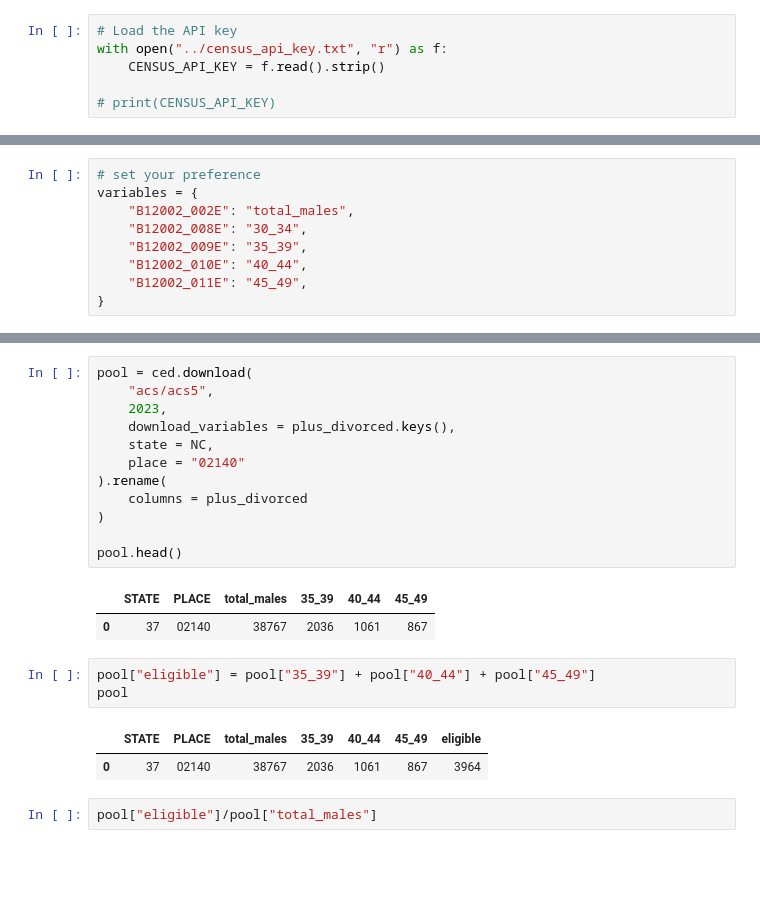
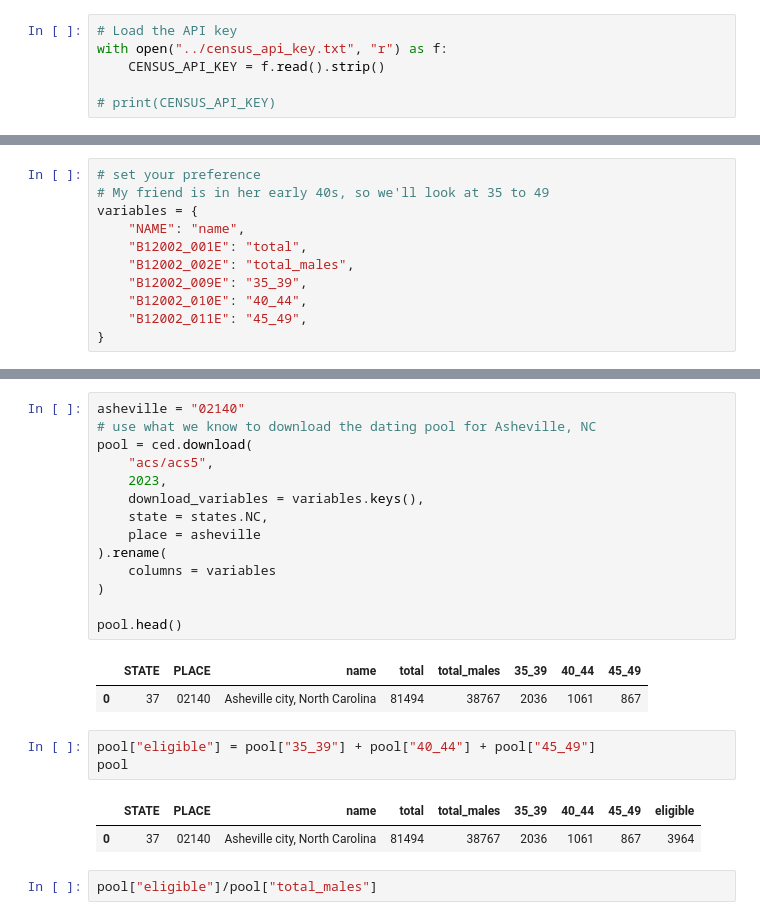
Before and after one commit to scottpham/NICAR25-CensusDIS-how-to, a Jupyter notebook: completed_notebooks/3_dating_pool.ipynb, the cells around one changed output, grey strips where cells are left out. Drawn from its saved outputs; the diff is of its cells as text; blank space fills up the shorter version.

Commit message:
dating pool

```diff
--- a/completed_notebooks/3_dating_pool.ipynb
+++ b/completed_notebooks/3_dating_pool.ipynb
@@ -51,9 +70,11 @@ ced.variables.group_tree(
 + Geographic Area Name (NAME)
 # %%
 # set your preference
+# My friend is in her early 40s, so we'll look at 35 to 49
 variables = {
+    "NAME": "name",
+    "B12002_001E": "total",
     "B12002_002E": "total_males",
-    "B12002_008E": "30_34",
     "B12002_009E": "35_39",
     "B12002_010E": "40_44",
     "B12002_011E": "45_49",
@@ -93,26 +117,28 @@ ced.download(
 | 13 | 37 | 74440 | Wilmington city, North Carolina |
 | 14 | 37 | 75000 | Winston-Salem city, North Carolina |
 # %%
+asheville = "02140"
+# use what we know to download the dating pool for Asheville, NC
 pool = ced.download(
     "acs/acs5",
     2023,
-    download_variables = plus_divorced.keys(),
-    state = NC,
-    place = "02140"
+    download_variables = variables.keys(),
+    state = states.NC,
+    place = asheville
 ).rename(
-    columns = plus_divorced
+    columns = variables
 )
 
 pool.head()
 # %% [output]
-|  | STATE | PLACE | total_males | 35_39 | 40_44 | 45_49 |
-| 0 | 37 | 02140 | 38767 | 2036 | 1061 | 867 |
+|  | STATE | PLACE | name | total | total_males | 35_39 | 40_44 | 45_49 |
+| 0 | 37 | 02140 | Asheville city, North Carolina | 81494 | 38767 | 2036 | 1061 | 867 |
 # %%
 pool["eligible"] = pool["35_39"] + pool["40_44"] + pool["45_49"]
 pool
 # %% [output]
-|  | STATE | PLACE | total_males | 35_39 | 40_44 | 45_49 | eligible |
-| 0 | 37 | 02140 | 38767 | 2036 | 1061 | 867 | 3964 |
+|  | STATE | PLACE | name | total | total_males | 35_39 | 40_44 | 45_49 | eligible |
+| 0 | 37 | 02140 | Asheville city, North Carolina | 81494 | 38767 | 2036 | 1061 | 867 | 3964 |
 # %%
 pool["eligible"]/pool["total_males"]
 # %% [output]
```
Also changed, not shown: parts of 23 cells of this notebook, 3 other files.
